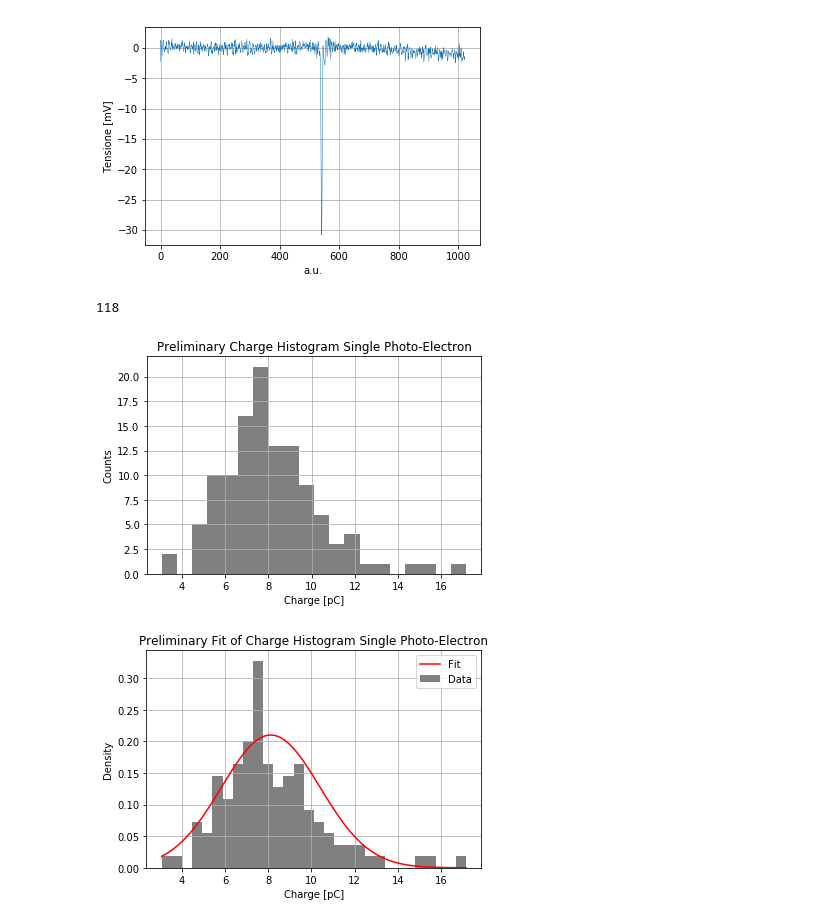
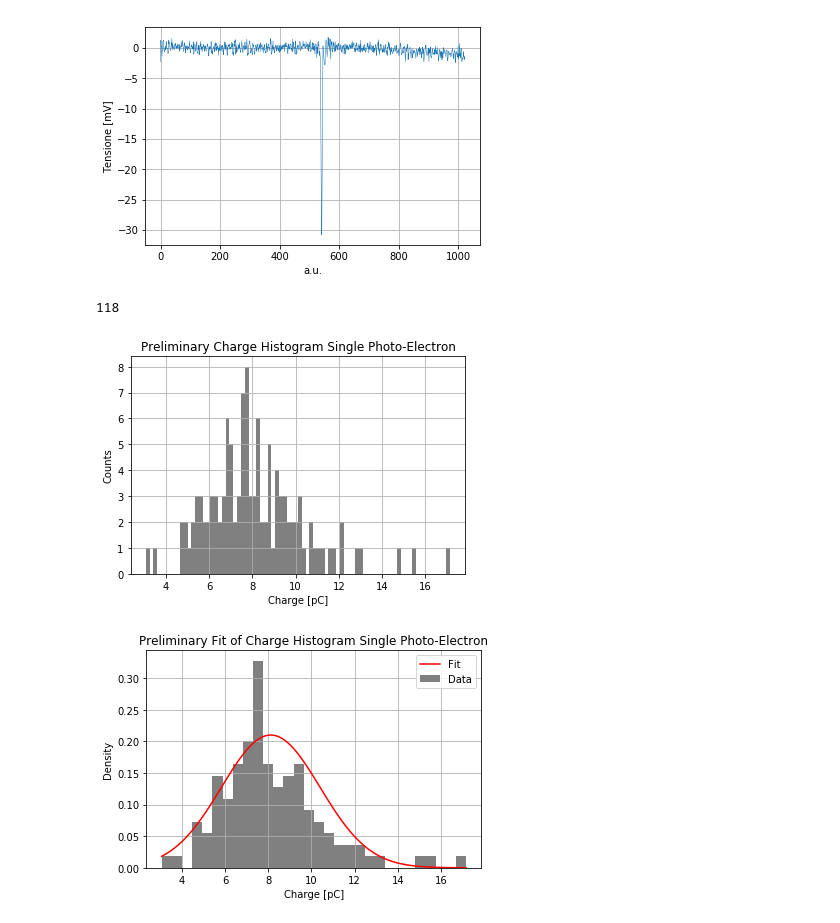
Before and after one commit to edoardoORANGE/ORANGEdata, a Jupyter notebook: Analisi/singlePhotoAnalysis.ipynb, the cells around one changed output. Cells and saved outputs as stored; diff of their text form; code cells hidden in the pictures.

```diff
--- a/Analisi/singlePhotoAnalysis.ipynb
+++ b/Analisi/singlePhotoAnalysis.ipynb
@@ -11,7 +11,7 @@ fileROOT = root.TFile('../SinglePhoto/singlePhoto22mV.root')#"chargeDataBlu.root
 tree = fileROOT.Get("t1") #nome del datatree
 
 nDat = 1024*4 #numero dati per evento
-nEvts = 1000 #numero di eventi
+nEvts = tree.GetEntries() #numero di eventi
 n = 1024
 #creo due array vuoti per salvare wave_array e time_array del .root
 
@@ -117,35 +117,35 @@ waveCh4A = np.zeros((nEvts-8,n))
 R = 50 #resistenza in Ohm
 
 j=0
 for i in np.arange(1,nEvts):
     #butto gli eventi con il picco strano
     if min(waveCh4[i]) >= -110 or (min(waveCh4[i])< -110  and waveCh4[i].argmin() != 1):
         #seleziono solo gli eventi che hanno picchi sotto i 50mV (è una prova)
         if min(waveCh4[i]) >= -30:
             waveCh4A[j] = waveCh4[i]/R #conversione dati Tensione -> dati Corrente
             j = j+1
     else: 1
         #print(min(waveCh4[i]) , waveCh4[i].argmin() , i) #check
 
 
 print(j+1)#check
 integral = np.zeros(j)
 #Eseguo l'Integrale
 for i in range(j):
     integral[i] = sum(-waveCh4A[i])
 
 #Istogramma di Carica
 plt.title('Preliminary Charge Histogram Single Photo-Electron')
 plt.ylabel('Counts')
 plt.xlabel('Charge [pC]')
-plt.hist(integral , bins=20 , color = 'grey')
+plt.hist(integral , bins=80 , color = 'grey')
 plt.grid()
 #plt.xticks(np.arange(min(integral),max(integral)+1, 5))
 plt.savefig('../Grafici/chargeHistSinglePhoto.png')
 plt.show()
 # %% [output]
 118
-[figure, old version]
+[figure, new version]
 # %%
 import scipy.stats as st #importo la libreria utile al fit
 
```
Also changed, not shown: parts of 6 cells of this notebook, 6 other files.
